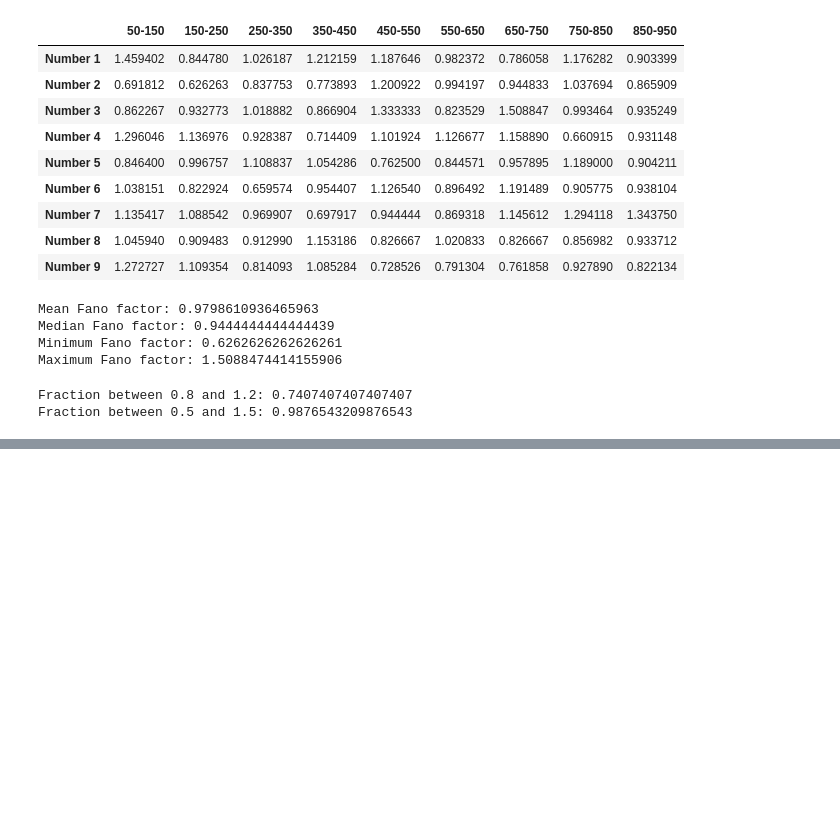
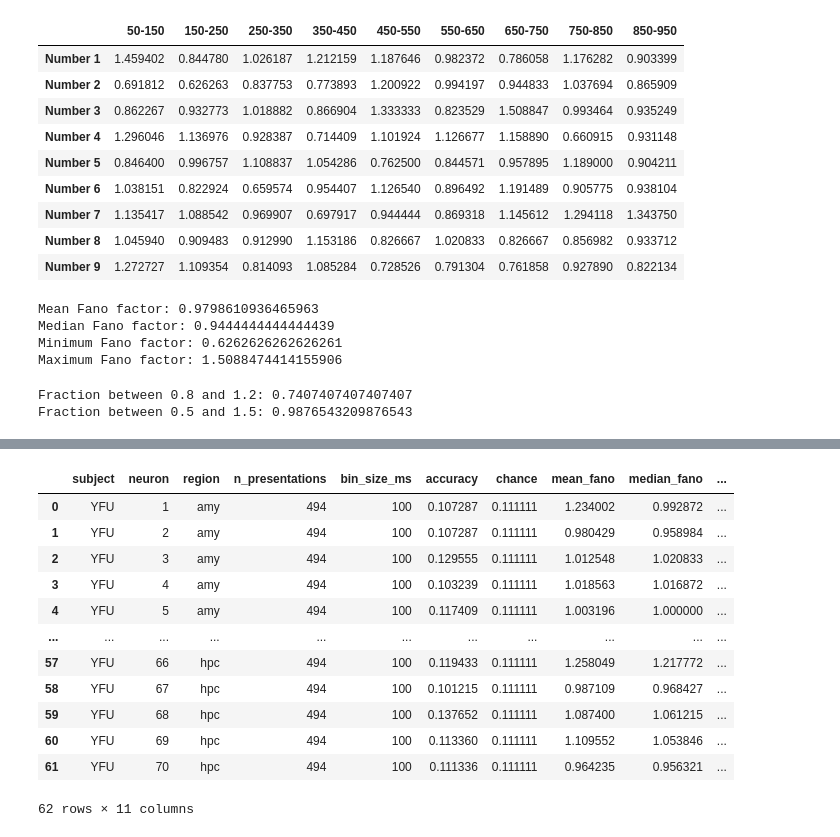
Before and after one commit to Shafiq-Abdu/number-simplex-reproduction, a Jupyter notebook: notebooks1/poissonnaivebayes.ipynb, the cells around one changed output, grey strips where cells are left out. Cells and saved outputs as stored; diff of their text form; code cells hidden in the pictures; blank space fills up the shorter version.

```diff
--- a/notebooks1/poissonnaivebayes.ipynb
+++ b/notebooks1/poissonnaivebayes.ipynb
@@ -416,0 +419,12 @@ Fraction between 0.5 and 1.5: 0.9876543209876543
+# %%
+from src.poisson_subject_analysis import (
+    analyze_poisson_subject,
+)
+
+YFU_poisson = analyze_poisson_subject(
+    "YFU",
+    root=PROJECT_ROOT,
+    bin_size=100,
+    n_splits=5,
+    mtl_only=True,
+)
@@ -416,0 +449,18 @@ Fraction between 0.5 and 1.5: 0.9876543209876543
+# %%
+YFU_summary = YFU_poisson["summary"]
+
+YFU_summary
+# %% [output]
+|  | subject | neuron | region | n_presentations | bin_size_ms | accuracy | chance | mean_fano | median_fano | ... |
+| 0 | YFU | 1 | amy | 494 | 100 | 0.107287 | 0.111111 | 1.234002 | 0.992872 | ... |
+| 1 | YFU | 2 | amy | 494 | 100 | 0.107287 | 0.111111 | 0.980429 | 0.958984 | ... |
+| 2 | YFU | 3 | amy | 494 | 100 | 0.129555 | 0.111111 | 1.012548 | 1.020833 | ... |
+| 3 | YFU | 4 | amy | 494 | 100 | 0.103239 | 0.111111 | 1.018563 | 1.016872 | ... |
+| 4 | YFU | 5 | amy | 494 | 100 | 0.117409 | 0.111111 | 1.003196 | 1.000000 | ... |
+| ... | ... | ... | ... | ... | ... | ... | ... | ... | ... | ... |
+| 57 | YFU | 66 | hpc | 494 | 100 | 0.119433 | 0.111111 | 1.258049 | 1.217772 | ... |
+| 58 | YFU | 67 | hpc | 494 | 100 | 0.101215 | 0.111111 | 0.987109 | 0.968427 | ... |
+| 59 | YFU | 68 | hpc | 494 | 100 | 0.137652 | 0.111111 | 1.087400 | 1.061215 | ... |
+| 60 | YFU | 69 | hpc | 494 | 100 | 0.113360 | 0.111111 | 1.109552 | 1.053846 | ... |
+| 61 | YFU | 70 | hpc | 494 | 100 | 0.111336 | 0.111111 | 0.964235 | 0.956321 | ... |
+62 rows × 11 columns
```
Also changed, not shown: parts of 41 cells of this notebook, 3 other files.
